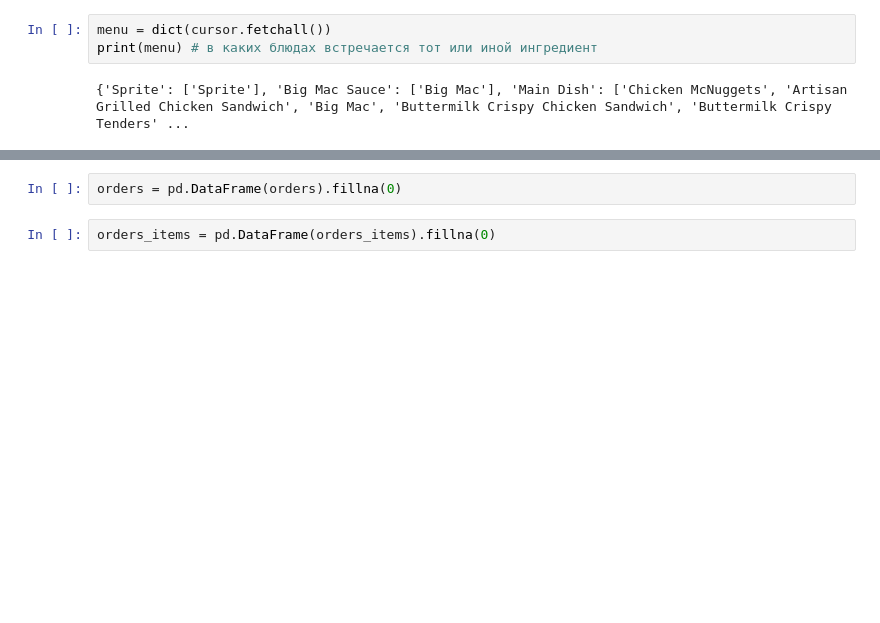
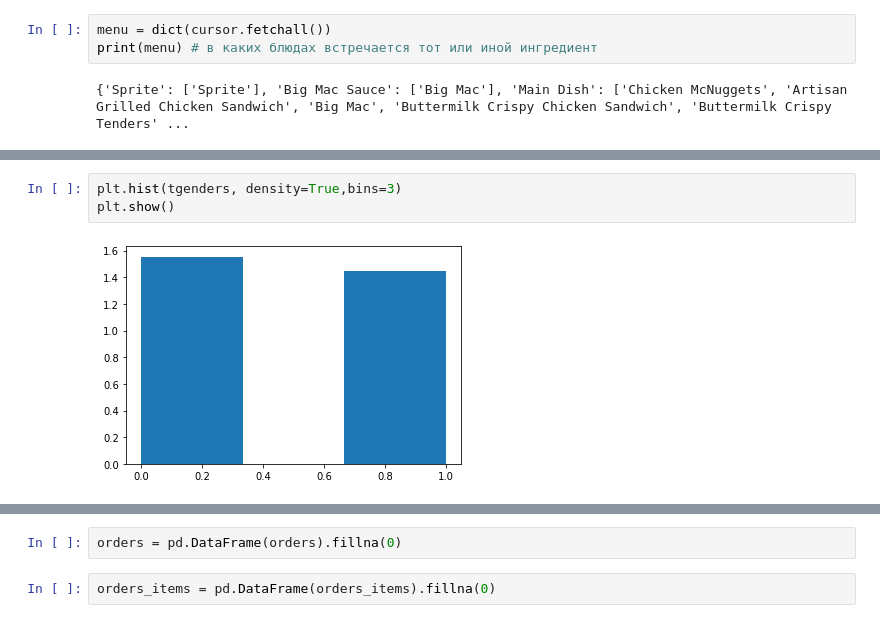
Before and after one commit to eyentei/cv_recommender, a Jupyter notebook: 3_order_data_generation.ipynb, the cells around one changed output, grey strips where cells are left out. Cells and saved outputs as stored; diff of their text form; blank space fills up the shorter version.

```diff
--- a/3_order_data_generation.ipynb
+++ b/3_order_data_generation.ipynb
@@ -98,3 +104,8 @@ for person in tqdm(people,total=len(people)):
+# %%
+plt.hist(tgenders, density=True,bins=3)
+plt.show()
+# %% [output]
+[figure, added]
 # %%
 orders=[]
 orders_items=[]
```
Also changed, not shown: parts of 14 cells of this notebook, 3 other files.
